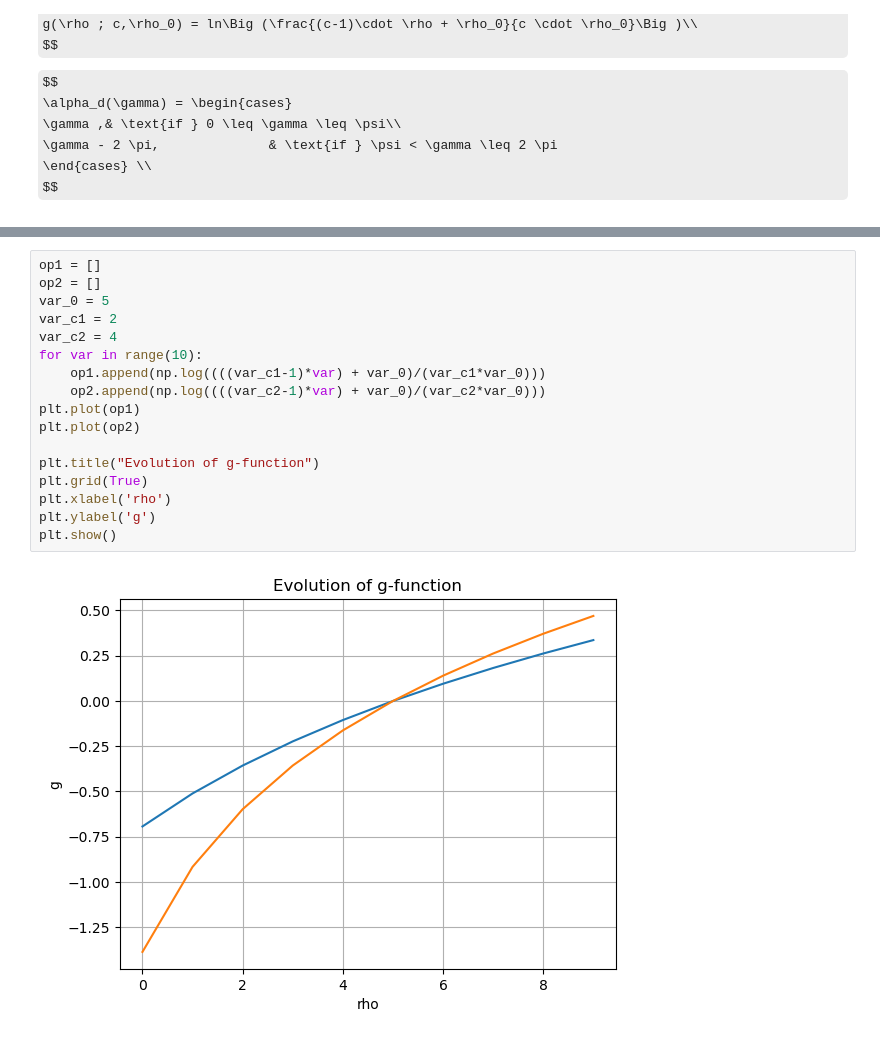
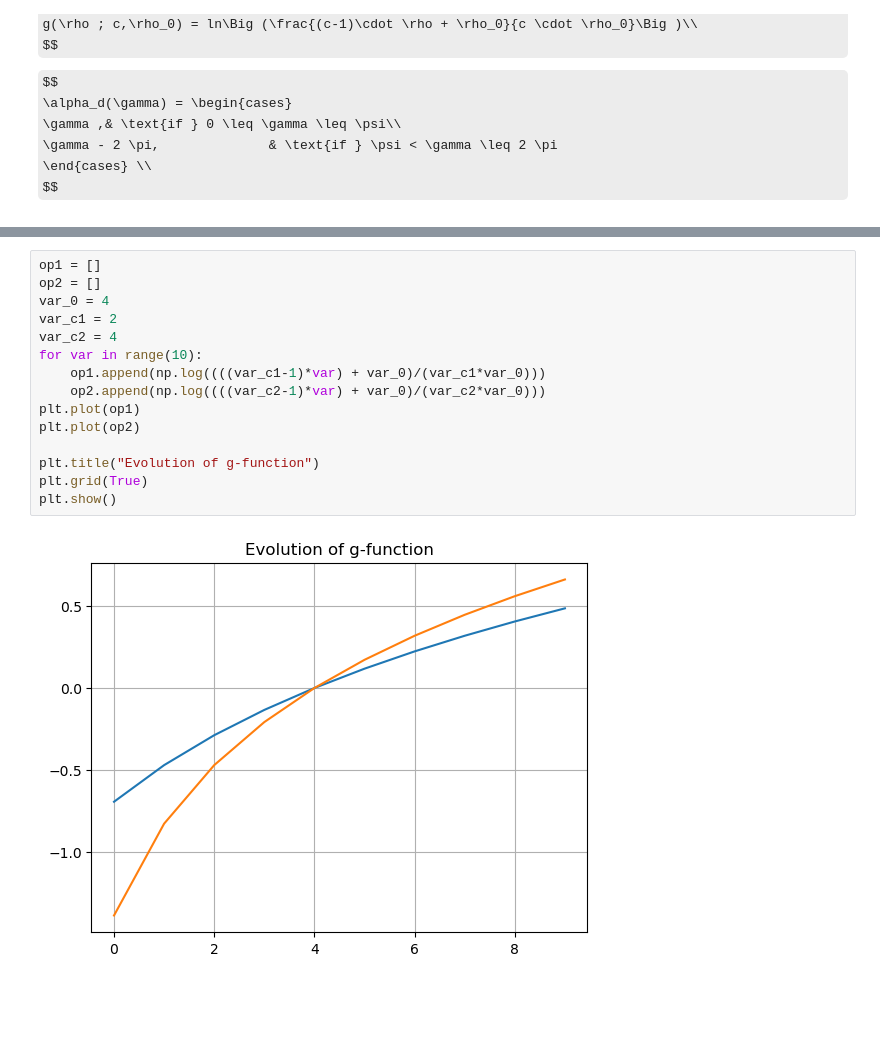
Before and after one commit to kiredoo/crazyflie-basics, a Jupyter notebook: cyclic_persuit_simulation/cyclic.ipynb, the cells around one changed output, grey strips where cells are left out. Saved outputs shown, nothing was run; the diff lists cells and outputs as text; some formulas as TeX source; blank space fills up the shorter version.

```diff
--- a/cyclic_persuit_simulation/cyclic.ipynb
+++ b/cyclic_persuit_simulation/cyclic.ipynb
@@ -185,20 +80,18 @@ constraint2 met!, right hand side is -42.44131815783875
 # %%
 op1 = []
 op2 = []
-var_0 = 5
+var_0 = 4
 var_c1 = 2
 var_c2 = 4
 for var in range(10):
     op1.append(np.log((((var_c1-1)*var) + var_0)/(var_c1*var_0)))
     op2.append(np.log((((var_c2-1)*var) + var_0)/(var_c2*var_0)))
 plt.plot(op1)
 plt.plot(op2)
 
 plt.title("Evolution of g-function")
 plt.grid(True)
-plt.xlabel('rho')
-plt.ylabel('g')
 plt.show()
 # %% [output]
-[figure, old version]
+[figure, new version]
 # %%
```
Also changed, not shown: parts of 14 cells of this notebook.
